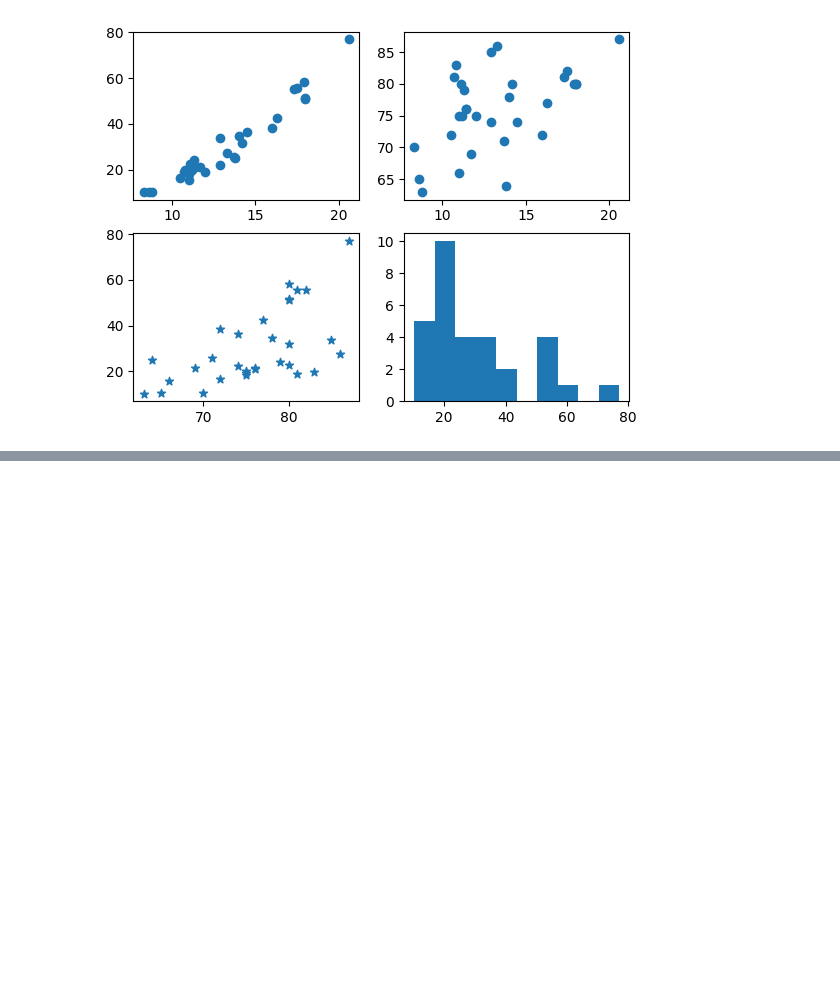
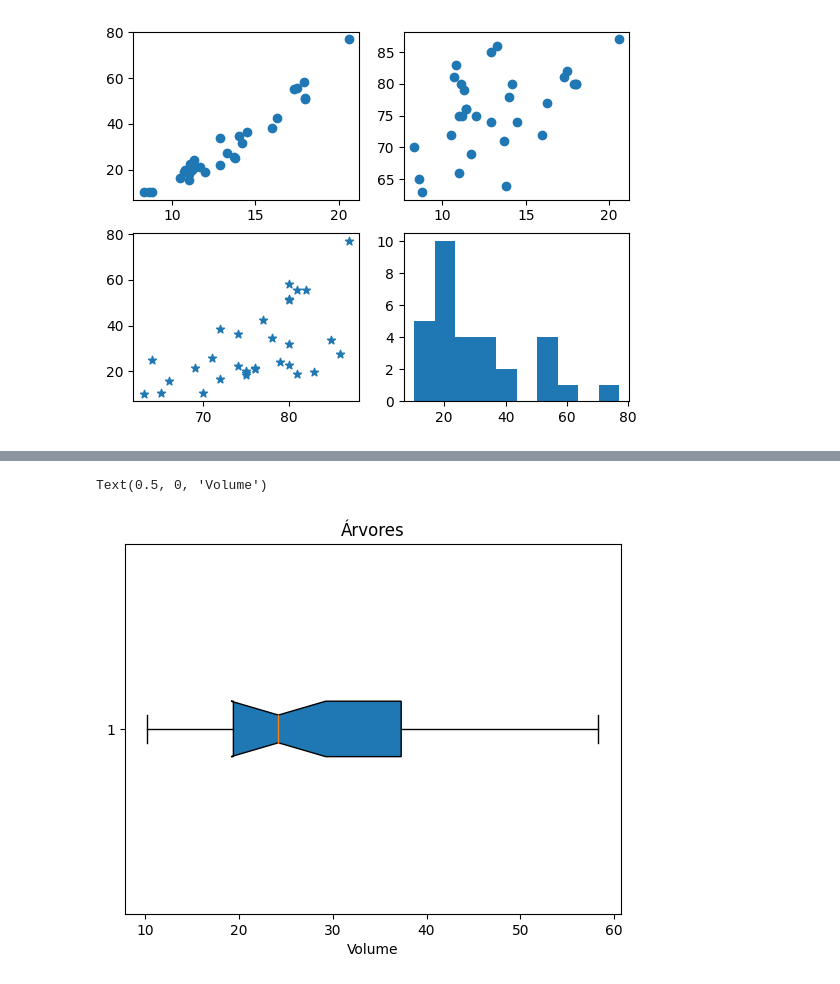
Before and after one commit to tirolezzo/DataScience, a Jupyter notebook: GraficosVisualizaçãoDashboards.ipynb, the cells around one changed output, grey strips where cells are left out. Drawn from its saved outputs; the diff is of its cells as text; code cells hidden in the pictures; blank space fills up the shorter version.

```diff
--- a/GraficosVisualizaçãoDashboards.ipynb
+++ b/GraficosVisualizaçãoDashboards.ipynb
@@ -288,0 +291,4 @@ plt.hist(base.Volume)
+# %%
+url = ('https://raw.githubusercontent.com/tirolezzo/DataScience/main/trees.csv')
+base = pd.read_csv(url)
+base.head()
@@ -288,0 +302,10 @@ plt.hist(base.Volume)
+# %%
+# boxplot generation
+# patch_artist = True preenche, showfliers outliers
+
+plt.boxplot(base.Volume, vert = False, showfliers = False, notch = True, patch_artist = True)
+plt.title('Árvores')
+plt.xlabel('Volume')
+# %% [output]
+Text(0.5, 0, 'Volume')
+[figure, added]
```
Also changed, not shown: parts of 47 cells of this notebook.
